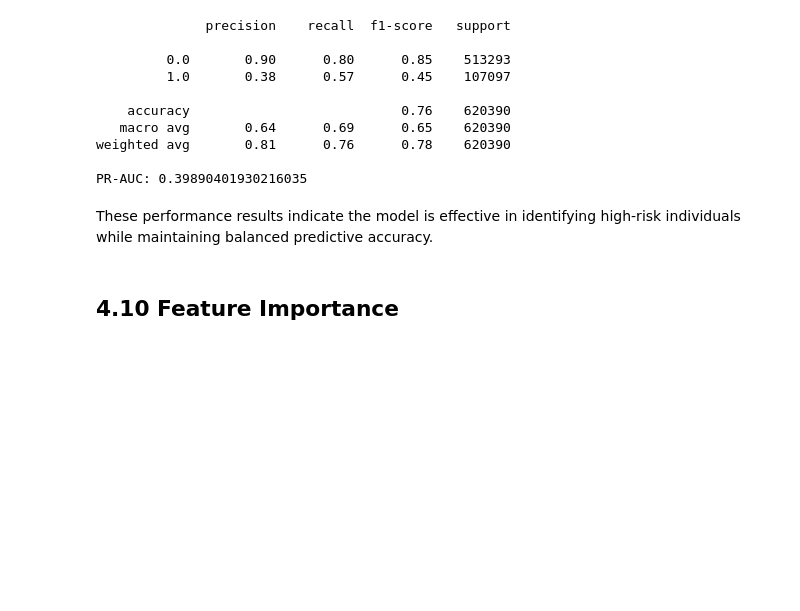
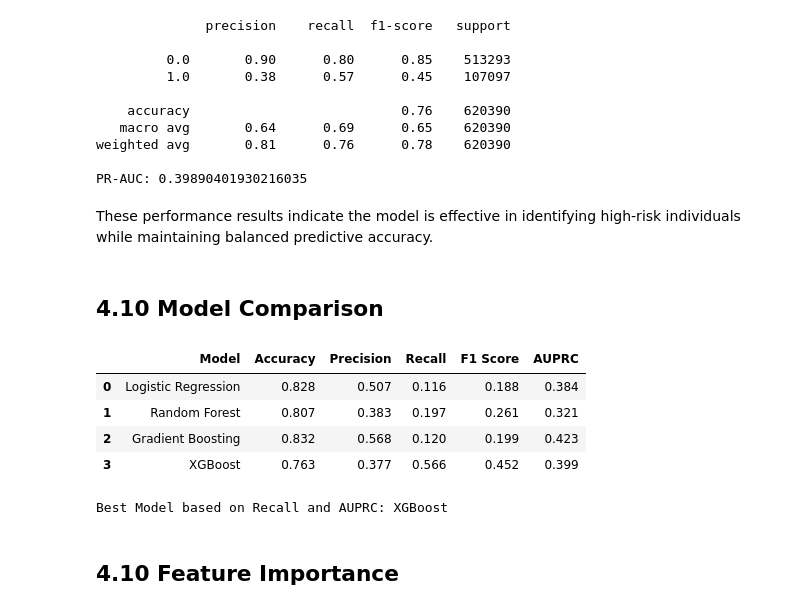
Before and after one commit to cmendonsa/brfss-diabetes-trends, a Jupyter notebook: analysis/4_modelling.ipynb, the cells around one changed output. Saved outputs shown, nothing was run; the diff lists cells and outputs as text; code cells hidden in the pictures; blank space fills up the shorter version.

```diff
--- a/analysis/4_modelling.ipynb
+++ b/analysis/4_modelling.ipynb
@@ -216,8 +216,8 @@ Model performance is evaluated using accuracy, precision, recall and F1-score. R
 
 The F1-score balances precision and recall, providing a comprehensive measure of predictive performance.
 # %%
-y_pred = model.predict(X_test)
-y_prob = model.predict_proba(X_test)[:, 1]
+y_pred = xgb_model.predict(X_test)
+y_prob = xgb_model.predict_proba(X_test)[:, 1]
 
 print(f"\n{classification_report(y_test, y_pred)}")
 
@@ -238,6 +238,69 @@ weighted avg       0.81      0.76      0.78    620390
 PR-AUC: 0.39890401930216035
 # %% [markdown]
 These performance results indicate the model is effective in identifying high-risk individuals while maintaining balanced predictive accuracy.
+# %% [markdown]
+## 4.10 Model Comparison
+# %%
+from sklearn.linear_model import LogisticRegression
+from sklearn.ensemble import RandomForestClassifier
+from sklearn.ensemble import GradientBoostingClassifier
+from sklearn.metrics import accuracy_score, precision_score, recall_score, f1_score, average_precision_score
+import pandas as pd
+
+models = {
+    "Logistic Regression": LogisticRegression(max_iter=1000),
+    "Random Forest": RandomForestClassifier(n_estimators=100, random_state=RANDOM_STATE),
+    "Gradient Boosting": GradientBoostingClassifier(random_state=RANDOM_STATE),
+    "XGBoost": xgb_model
+}
+
+results = []
+
+for name, model in models.items():
+
+    # Train model if not already trained
+    if name != "XGBoost":
+        model.fit(X_train, y_train)
+    else:
+        model = xgb_model  # Use the already trained XGBoost model
+
+    y_pred = model.predict(X_test)
+
+    if hasattr(model, "predict_proba"):
+        y_scores = model.predict_proba(X_test)[:,1]
+    else:
+        y_scores = y_pred
+
+    accuracy = accuracy_score(y_test, y_pred)
+    precision = precision_score(y_test, y_pred)
+    recall = recall_score(y_test, y_pred)
+    f1 = f1_score(y_test, y_pred)
+    auprc = average_precision_score(y_test, y_scores)
+
+    results.append({
+        "Model": name,
+        "Accuracy": round(accuracy,3),
+        "Precision": round(precision,3),
+        "Recall": round(recall,3),
+        "F1 Score": round(f1,3),
+        "AUPRC": round(auprc,3)
+    })
+
+comparison_df = pd.DataFrame(results)
+
+comparison_df
+# %% [output]
+|  | Model | Accuracy | Precision | Recall | F1 Score | AUPRC |
+| 0 | Logistic Regression | 0.828 | 0.507 | 0.116 | 0.188 | 0.384 |
+| 1 | Random Forest | 0.807 | 0.383 | 0.197 | 0.261 | 0.321 |
+| 2 | Gradient Boosting | 0.832 | 0.568 | 0.120 | 0.199 | 0.423 |
+| 3 | XGBoost | 0.763 | 0.377 | 0.566 | 0.452 | 0.399 |
+# %%
+# Identify the Best Model based on Recall and AUPRC
+best_model = comparison_df.sort_values(by=["Recall", "AUPRC"], ascending=False).head(1)
+print(f"Best Model based on Recall and AUPRC: {best_model['Model'].values[0]}")
+# %% [output]
+Best Model based on Recall and AUPRC: XGBoost
 # %% [markdown]
 ## 4.10  Feature Importance
 # %%
```
Also changed, not shown: parts of 5 cells of this notebook, 1 other file.
